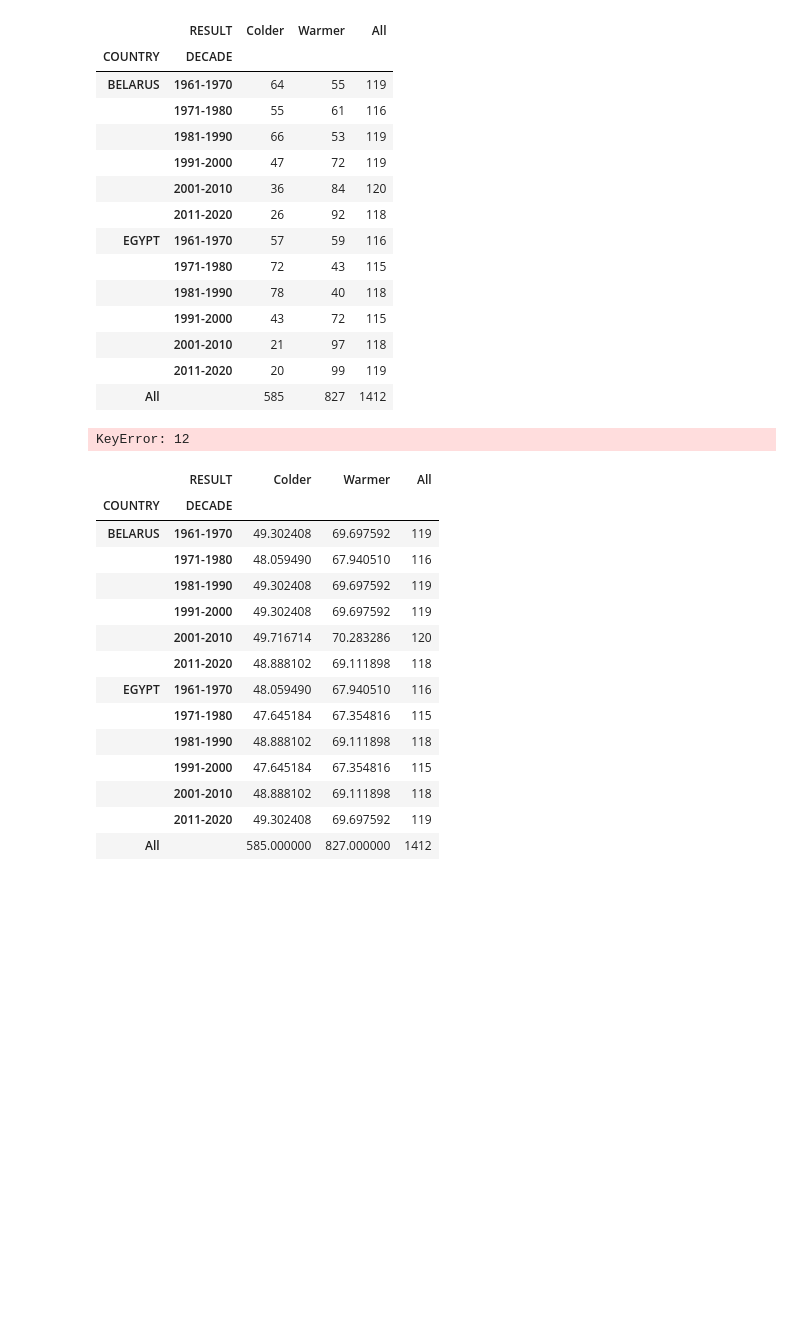
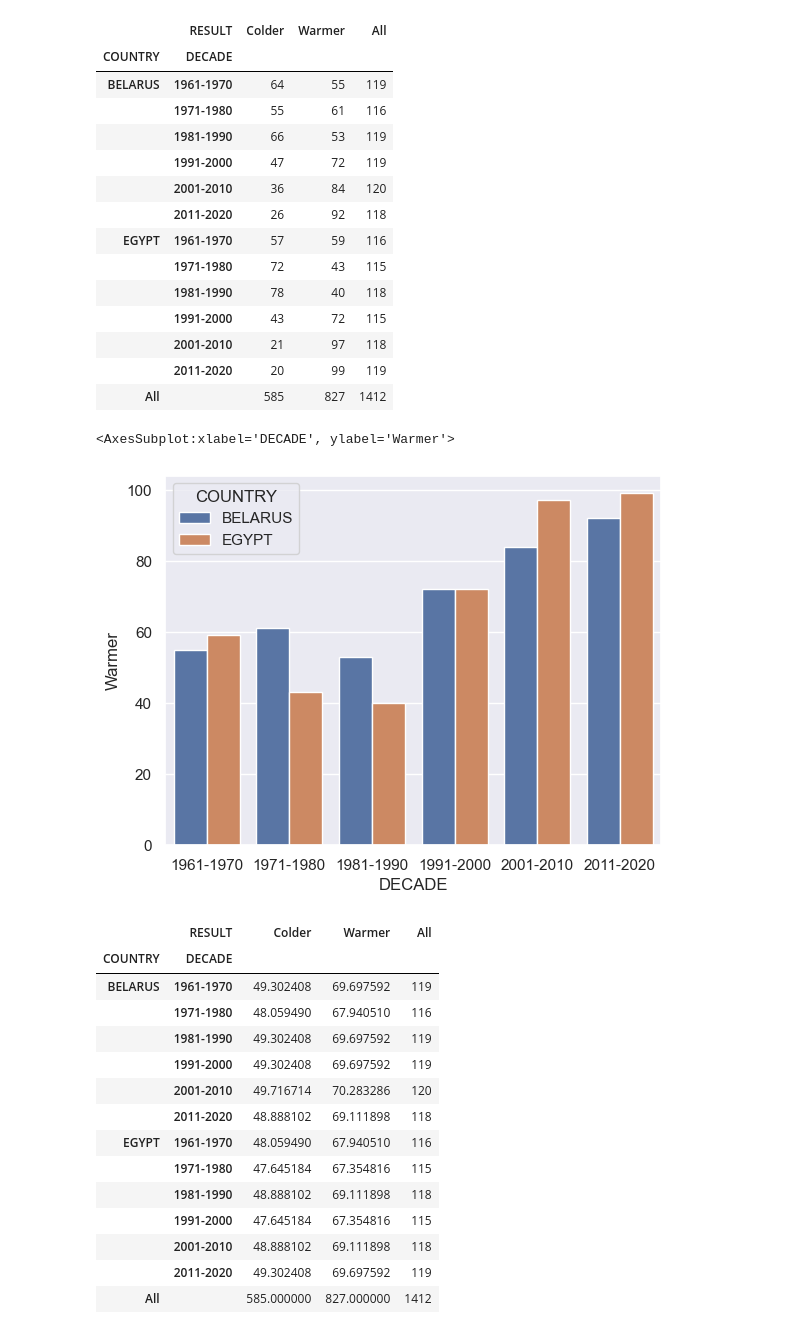
Before and after one commit to aronzek/UHH_research_methods, a Jupyter notebook: RM_A02_Group_E.ipynb, the cells around one changed output. Saved outputs shown, nothing was run; the diff lists cells and outputs as text; code cells hidden in the pictures; blank space fills up the shorter version.

```diff
--- a/RM_A02_Group_E.ipynb
+++ b/RM_A02_Group_E.ipynb
@@ -398,10 +398,12 @@ cross_data
 |  | 2011-2020 | 20 | 99 | 119 |
 | All |  | 585 | 827 | 1412 |
 # %%
-cross_data1 = cross_data.drop(labels=12, axis=0)
+cross = cross_data.reset_index()
+cross_data1 = cross.drop(12)
 sbs.barplot(data=cross_data1, x="DECADE", y="Warmer", hue="COUNTRY")
 # %% [output]
-KeyError: 12
+<AxesSubplot:xlabel='DECADE', ylabel='Warmer'>
+[figure, added]
 # %%
 #4.6
 fe_data = cross_data.copy(deep=True)
```
